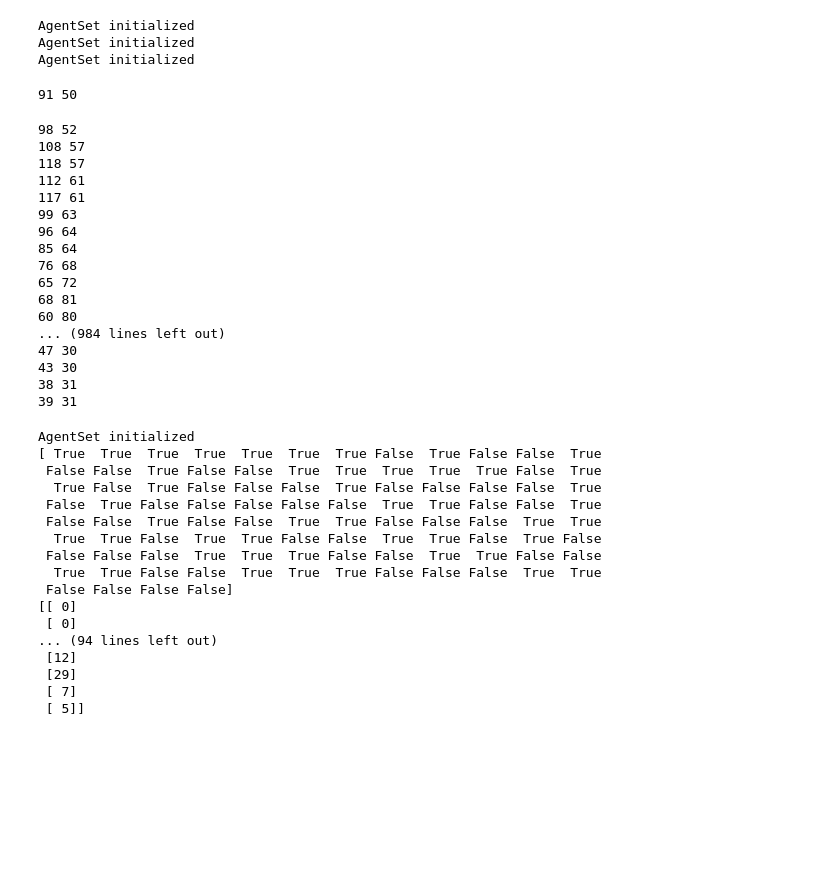
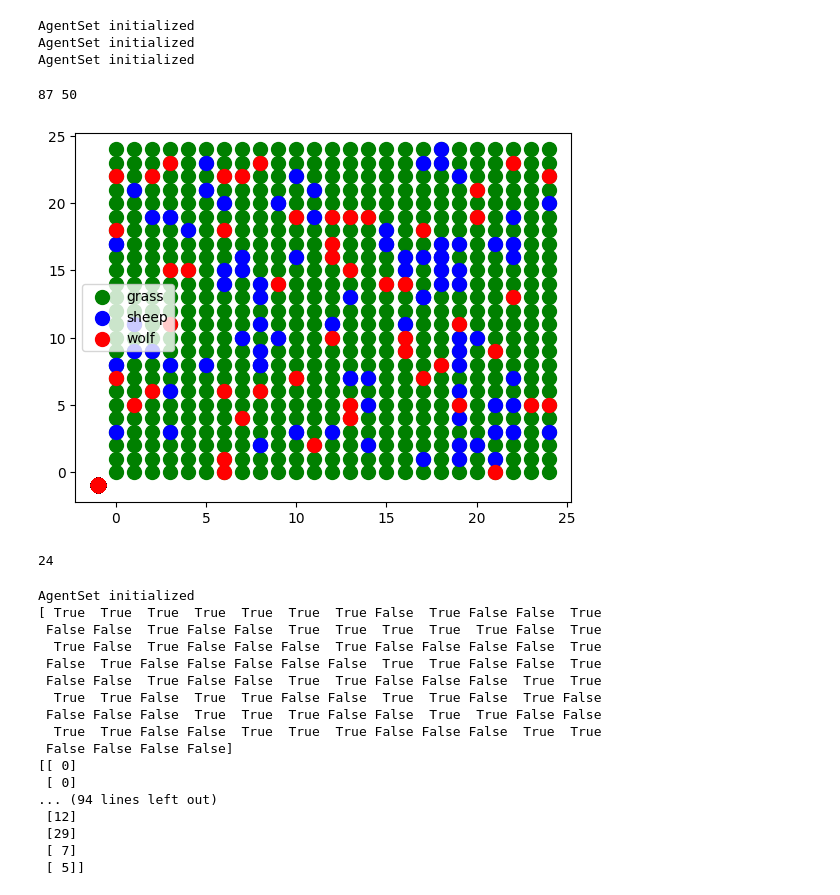
Before and after one commit to i-m-iron-man/Foragax, a Jupyter notebook: examples/wolf_sheep_grass/sim.ipynb, the cells around one changed output. Drawn from its saved outputs; the diff is of its cells as text; code cells hidden in the pictures; blank space fills up the shorter version.

```diff
--- a/examples/wolf_sheep_grass/sim.ipynb
+++ b/examples/wolf_sheep_grass/sim.ipynb
@@ -30,8 +38,8 @@ class Animal(Agent):
 
         def create_active_agent(key, params):
             key, *pos_keys = jax.random.split(key, 4)
-            X_pos = jax.random.randint(pos_keys[0], minval=0, maxval=X_pos_max, shape=(1,))
-            Y_pos = jax.random.randint(pos_keys[1], minval=0, maxval=Y_pos_max, shape=(1,))
+            X_pos = jax.random.randint(pos_keys[0], minval=0, maxval=X_pos_max-1, shape=(1,))
+            Y_pos = jax.random.randint(pos_keys[1], minval=0, maxval=Y_pos_max-1, shape=(1,))
             energy = jax.random.randint(pos_keys[2], minval=1, maxval=2*params.content['delta_energy'], shape=(1,))
             #jnp.array([params.content['initial_energy']])
             state_content = {'X_pos': X_pos, 'Y_pos': Y_pos, 'energy': energy, 'reproduce': 0, 'key': key}
@@ -70,16 +78,16 @@ class Animal(Agent):
                                     lambda _: Y_pos_new, None)
 
             # check for boundaries
-            X_pos_new = jax.lax.cond(jnp.logical_and(space.torous, X_pos_new[0] < 0), lambda _: jnp.array([space.x_max]),
+            X_pos_new = jax.lax.cond(jnp.logical_and(space.torous, X_pos_new[0] < space.x_min), lambda _: jnp.array([space.x_max-1]),
                                     lambda _: X_pos_new, None)
             X_pos_new = jax.lax.cond(jnp.logical_and(space.torous, X_pos_new[0] > space.x_max), lambda _: jnp.array([space.x_min]),
                                     lambda _: X_pos_new, None)
-            Y_pos_new = jax.lax.cond(jnp.logical_and(space.torous, Y_pos_new[0] < space.y_min), lambda _: jnp.array([space.y_max]),
+            Y_pos_new = jax.lax.cond(jnp.logical_and(space.torous, Y_pos_new[0] < space.y_min), lambda _: jnp.array([space.y_max-1]),
                                     lambda _: Y_pos_new, None)
             Y_pos_new = jax.lax.cond(jnp.logical_and(space.torous, Y_pos_new[0] > space.y_max), lambda _: jnp.array([space.y_min]),
                                     lambda _: Y_pos_new, None)
-            X_pos_new = jnp.clip(X_pos_new, space.x_min, space.x_max)
-            Y_pos_new = jnp.clip(Y_pos_new, space.y_min, space.y_max)
+            X_pos_new = jnp.clip(X_pos_new, space.x_min, space.x_max-1)
+            Y_pos_new = jnp.clip(Y_pos_new, space.y_min, space.y_max-1)
 
             energy_new = energy - 1 + animal.params.content['delta_energy']*energy_in
 
@@ -464,29 +473,19 @@ print(num_active_sheeps, num_active_wolves)
 AgentSet initialized
 AgentSet initialized
 AgentSet initialized
-91 50
+87 50
 # %%
 for i in range(1000):
     num_active_sheeps, num_active_wolves = eco.step()
     #print(num_active_sheeps, num_active_wolves)
-# %% [output]
-98 52
-108 57
-118 57
-112 61
-117 61
-99 63
-96 64
-85 64
-76 68
-65 72
-68 81
-60 80
-... (984 lines left out)
-47 30
-43 30
-38 31
-39 31
+# %%
+render(sheep_xs=eco.sheeps.agents.state.content['X_pos'], sheep_ys=eco.sheeps.agents.state.content['Y_pos'],
+       wolf_xs=eco.wolves.agents.state.content['X_pos'], wolf_ys=eco.wolves.agents.state.content['Y_pos'],
+       grass_xs=eco.grasses.agents.state.content['X_pos'], grass_ys=eco.grasses.agents.state.content['Y_pos'], grass_value=eco.grasses.agents.state.content['count_down'])
+print(jnp.max(eco.sheeps.agents.state.content['X_pos']))
+# %% [output]
+[figure, added]
+24
 # %%
 grass_params_content = {'regrowth_time': 30, 'space': space}
 grass_params = Params(content=grass_params_content)
```
Also changed, not shown: parts of 3 cells of this notebook, 2 other files.
